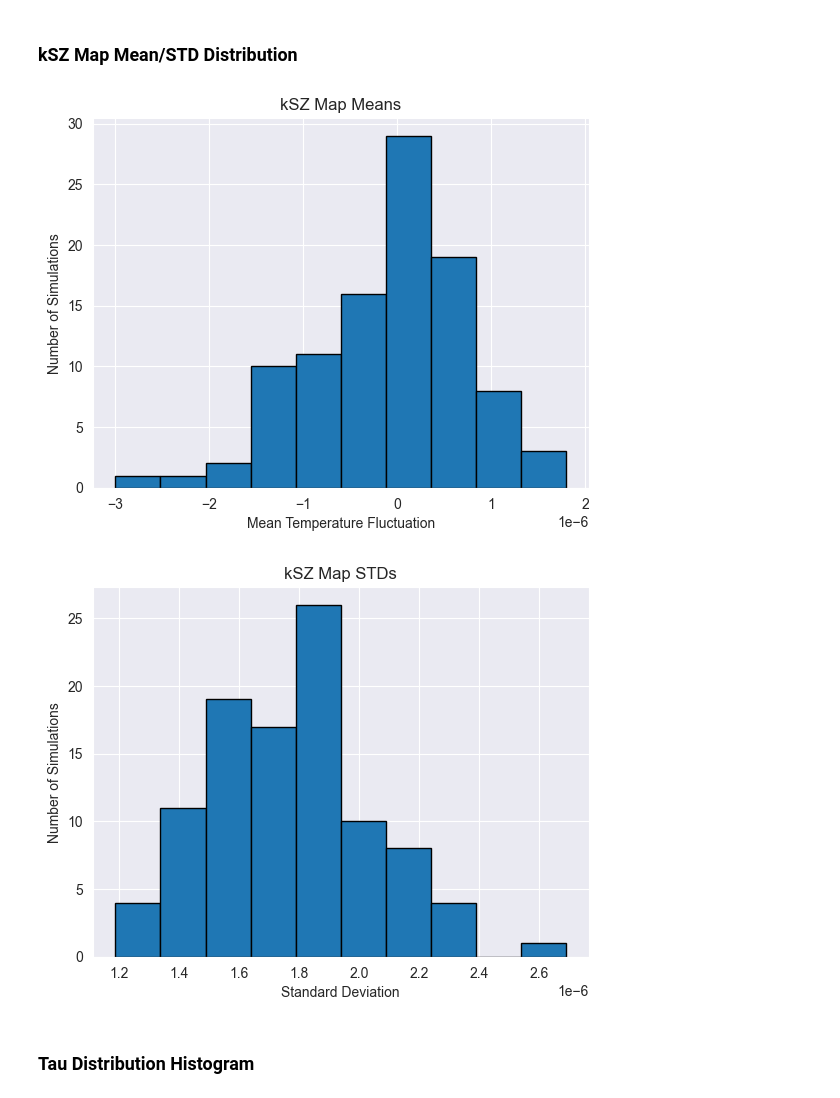
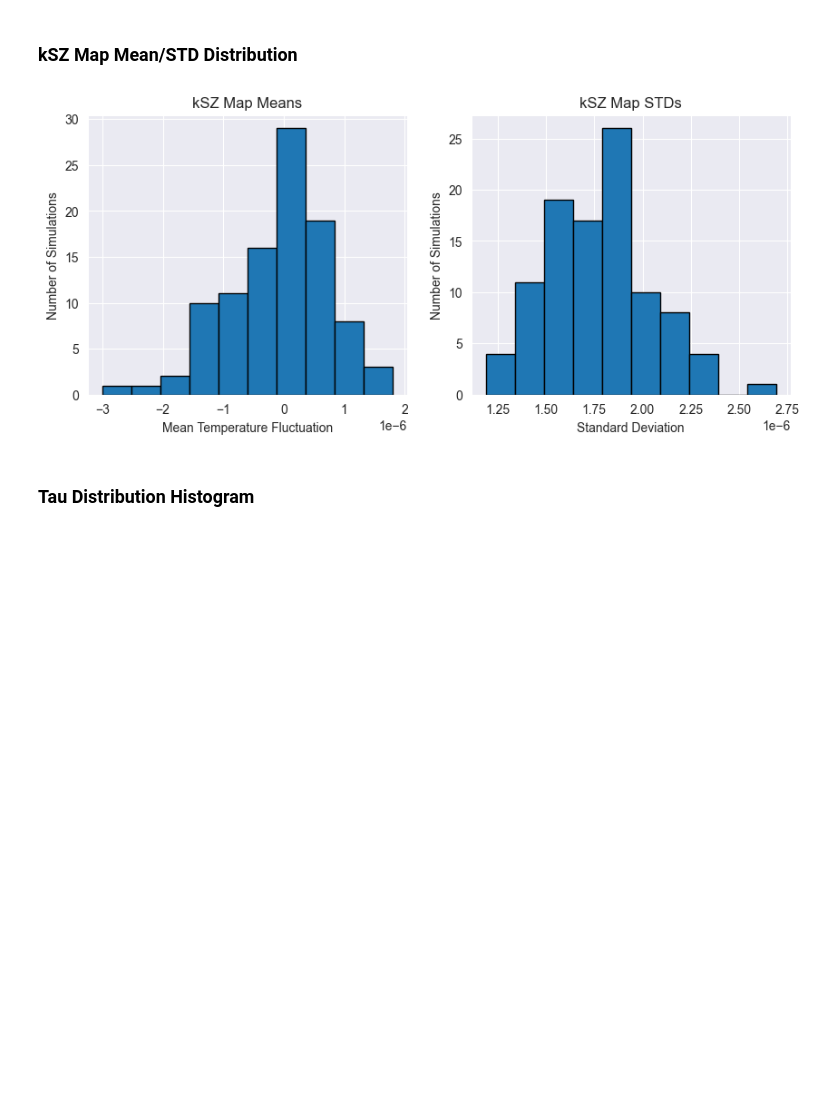
Before and after one commit to RobertxPearce/reionization-emulator, a Jupyter notebook: notebooks/proc_data_vis.ipynb, the cells around one changed output. Saved outputs shown, nothing was run; the diff lists cells and outputs as text; code cells hidden in the pictures; blank space fills up the shorter version.

```diff
--- a/notebooks/proc_data_vis.ipynb
+++ b/notebooks/proc_data_vis.ipynb
@@ -144,19 +147,16 @@ Median Pairwise Distance: 0.675
 ### Check for Invalid or Empty Output
 # %%
 def sim_order(s):
-    import re
     m = re.match(r"sim(\d+)$", s)
     return int(m.group(1)) if m else 10**9
 
-H5 = h5f.filename
 bad = []
-with h5py.File(H5, "r") as f:
-    for s in sorted(f["sims"].keys(), key=sim_order):
-        g = f["sims"][s]
-        pk = g["pk_tt"][()]
-        kz = g["ksz_map"][()]
-        if pk.size == 0 or kz.size == 0 or np.any(~np.isfinite(pk)) or np.any(~np.isfinite(kz)):
-            bad.append(s)
+for s in sorted(h5f["sims"].keys(), key=sim_order):
+    g = h5f["sims"][s]
+    pk = g["pk_tt"][()]
+    kz = g["ksz_map"][()]
+    if pk.size == 0 or kz.size == 0 or np.any(~np.isfinite(pk)) or np.any(~np.isfinite(kz)):
+        bad.append(s)
 bad
 # %% [output]
 []
@@ -164,27 +164,28 @@ bad
 ### kSZ Map Mean/STD Distribution
 # %%
 means, stds = [], []
-with h5py.File(H5, "r") as f:
-    for s in f["sims"].keys():
-        m = f["sims"][s]["ksz_map"][()]
-        means.append(float(np.mean(m)))
-        stds.append(float(np.std(m)))
-plt.figure()
-plt.hist(means, bins=10, edgecolor='black')
-plt.title("kSZ Map Means")
-plt.xlabel("Mean Temperature Fluctuation")
-plt.ylabel("Number of Simulations")
+for s in h5f["sims"].keys():
+    m = h5f["sims"][s]["ksz_map"][()]
+    means.append(float(np.mean(m)))
+    stds.append(float(np.std(m)))
+
+# Create a figure with two subplots
+fig, axes = plt.subplots(1, 2, figsize=(10, 4))
+
+# Plot histogram for means
+axes[0].hist(means, bins=10, edgecolor='black')
+axes[0].set_title("kSZ Map Means")
+axes[0].set_xlabel("Mean Temperature Fluctuation")
+axes[0].set_ylabel("Number of Simulations")
+
+# Plot histogram for stds
+axes[1].hist(stds, bins=10, edgecolor='black')
+axes[1].set_title("kSZ Map STDs")
+axes[1].set_xlabel("Standard Deviation")
+axes[1].set_ylabel("Number of Simulations")
 plt.show()
-
-plt.figure()
-plt.hist(stds, bins=10, edgecolor='black')
-plt.title("kSZ Map STDs")
-plt.xlabel("Standard Deviation")
-plt.ylabel("Number of Simulations")
-plt.show()
 # %% [output]
-[figure, old version]
+[figure, new version]
-[figure, removed]
 # %% [markdown]
 ### Tau Distribution Histogram
 # %%
```
Also changed, not shown: parts of 5 cells of this notebook, 2 other files.
